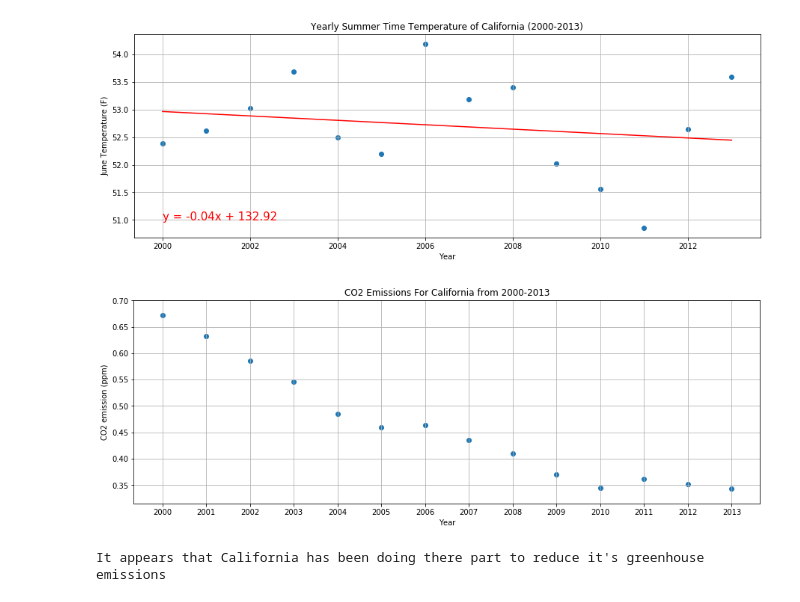
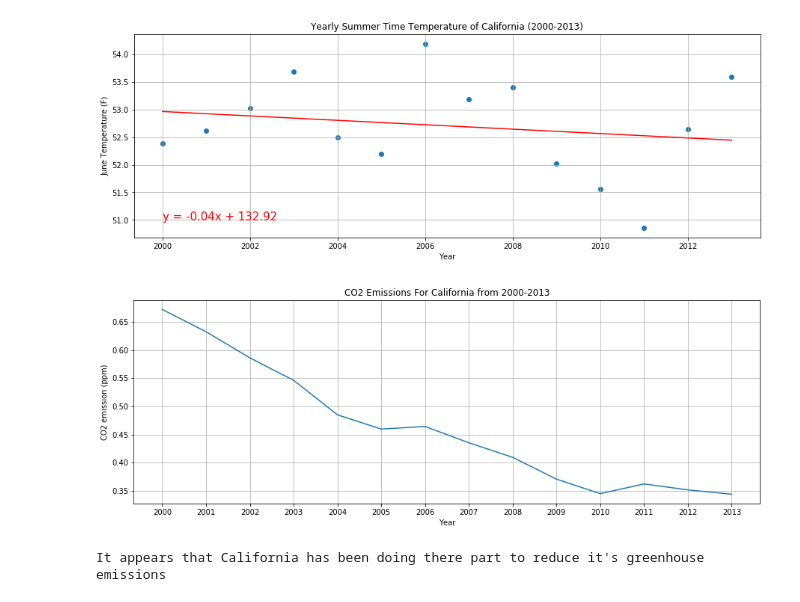
Before and after one commit to KennytheSun/Global_Warming_Repo, a Jupyter notebook: Script/US_States_Temp_VS_CO2_Emissions_2000-2013.ipynb, the cells around one changed output. Drawn from its saved outputs; the diff is of its cells as text; code cells hidden in the pictures.

```diff
--- a/Script/US_States_Temp_VS_CO2_Emissions_2000-2013.ipynb
+++ b/Script/US_States_Temp_VS_CO2_Emissions_2000-2013.ipynb
@@ -387,17 +387,17 @@ plt.savefig("output_data/cali_temp.png")
 # %%
 fig= plt.figure(figsize=(15,5))
 plt.xlabel("Year")
 plt.ylabel("CO2 emission (ppm)")
 plt.title("CO2 Emissions For California from 2000-2013")
 plt.grid(True)
 
 
-plt.scatter(cali["Year"],cali["C02 emmision (ppm)"])
+plt.plot(cali["Year"],cali["C02 emmision (ppm)"])
 
 # Save the figure
 plt.savefig("output_data/cali_co2.png")
 # %% [output]
-[figure, old version]
+[figure, new version]
 # %%
 print("It appears that California has been doing there part to reduce it's greenhouse emissions")
 # %% [output]
```
Also changed, not shown: parts of 4 cells of this notebook.
